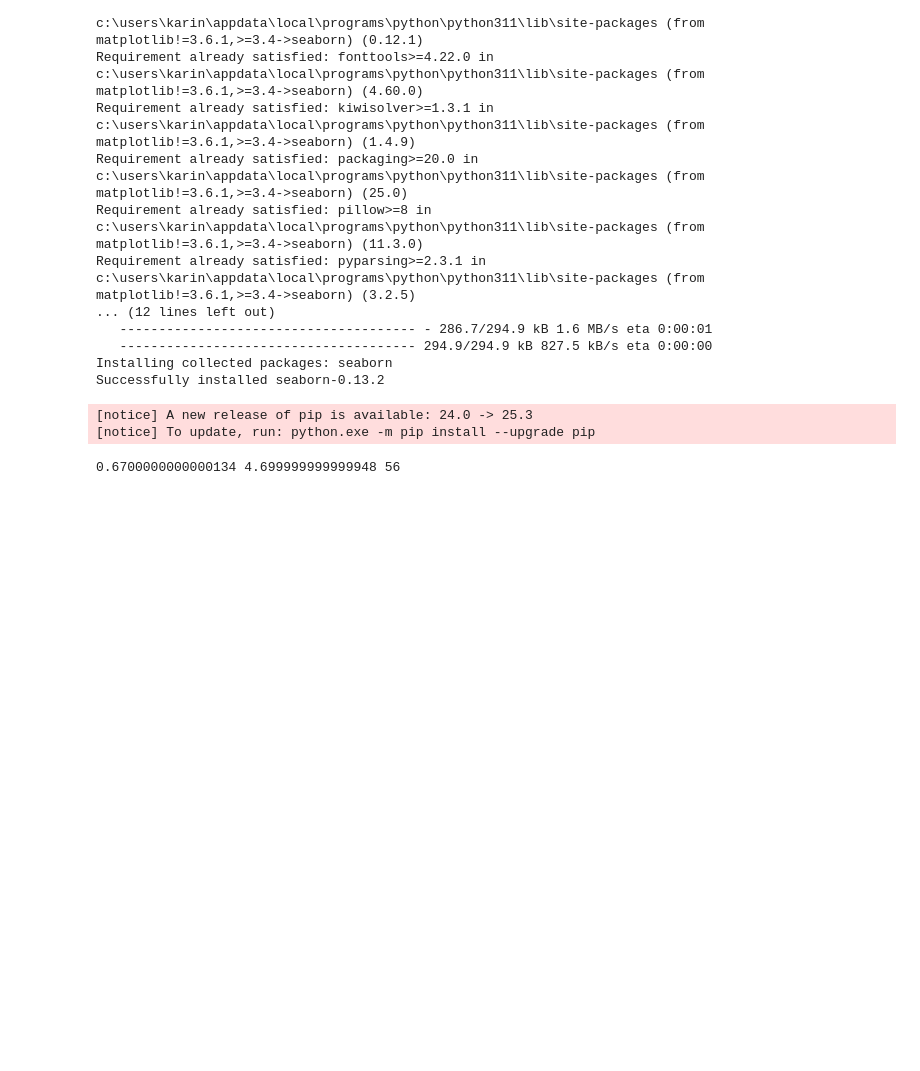
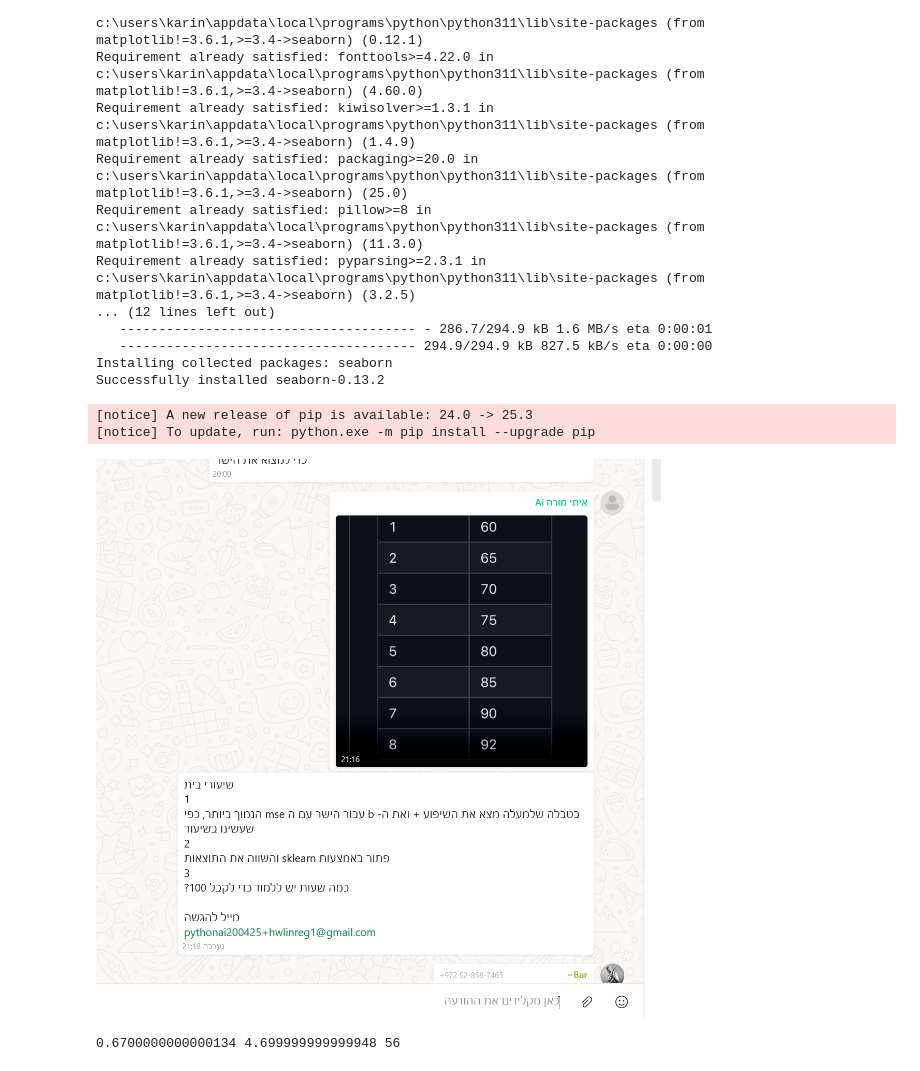
Before and after one commit to karinush33/karin_homworks, a Jupyter notebook: karin_hw_30.10.ipynb, the cells around one changed output. Drawn from its saved outputs; the diff is of its cells as text; code cells hidden in the pictures; blank space fills up the shorter version.

```diff
--- a/karin_hw_30.10.ipynb
+++ b/karin_hw_30.10.ipynb
@@ -26,6 +26,11 @@ import numpy as np
 import matplotlib.pyplot as plt
 import seaborn as sns
 from IPython.display import display
+# %%
+from IPython.display import Image
+Image("homework.png")
+# %% [output]
+[figure, added]
 # %%
 import math
 import numpy as np
```
